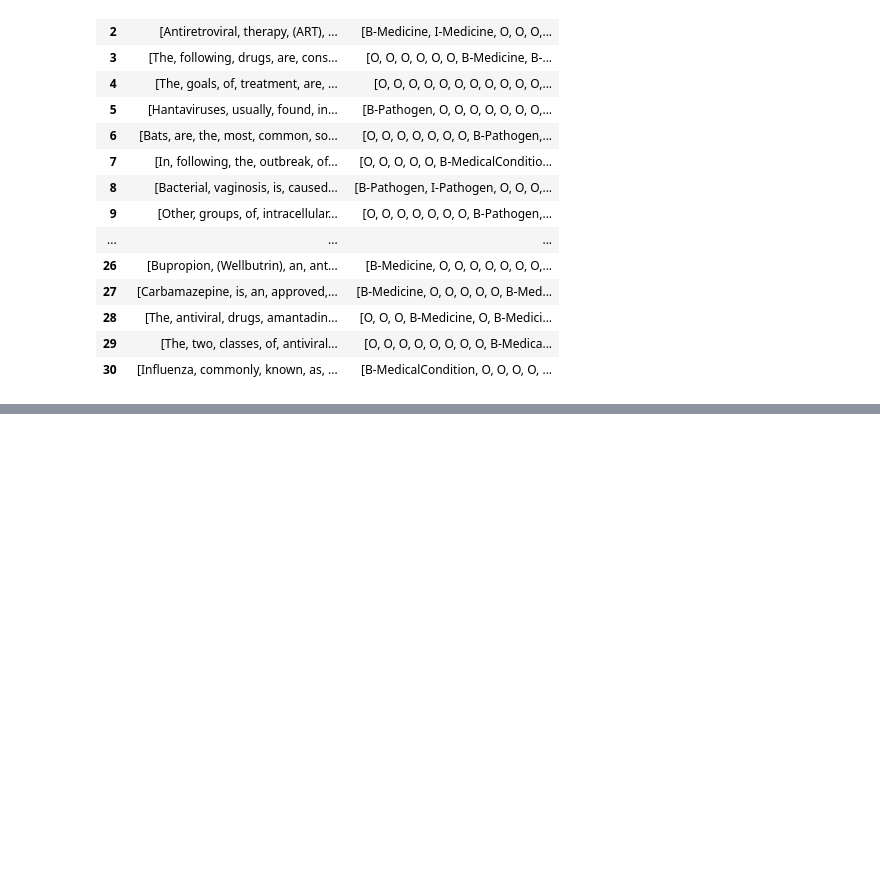
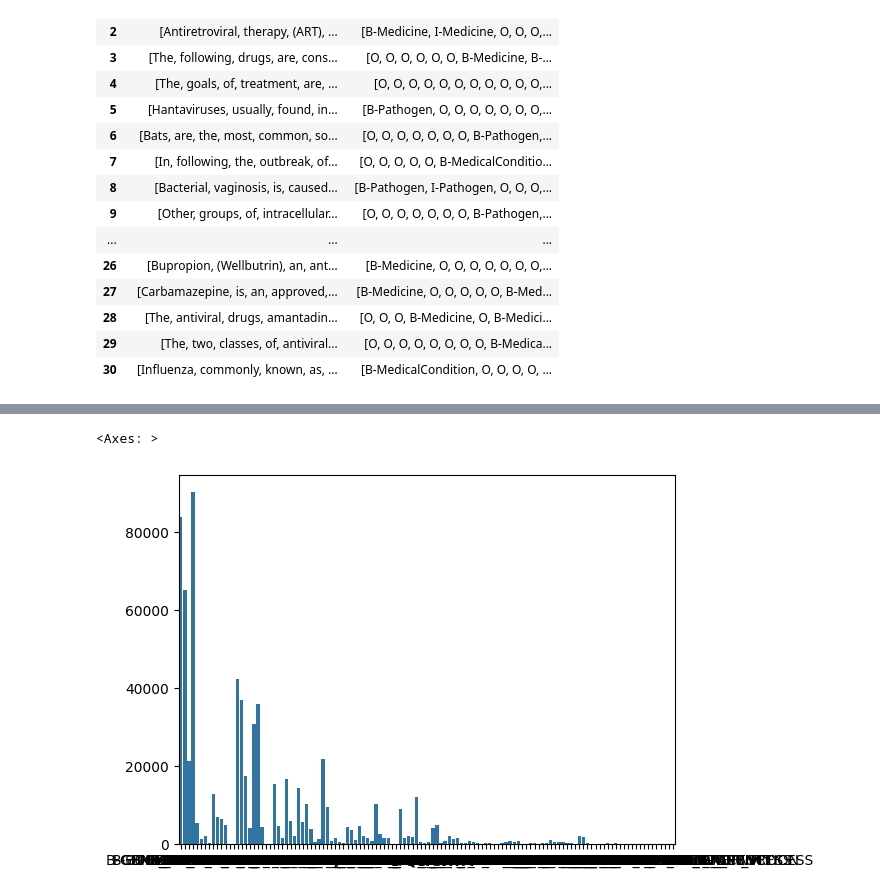
Before and after one commit to PraneethVasarla/med-bert, a Jupyter notebook: experimental_notebooks/experiment.ipynb, the cells around one changed output, grey strips where cells are left out. Cells and saved outputs as stored; diff of their text form; code cells hidden in the pictures; blank space fills up the shorter version.

Commit message:
new classes with cord

```diff
--- a/experimental_notebooks/experiment.ipynb
+++ b/experimental_notebooks/experiment.ipynb
@@ -427,0 +433,4 @@ df.drop(['id','content','labels'],axis=1)
+# %%
+cord.drop(columns=['Unnamed: 0'],inplace=True)
+# %%
+cord.rename(columns={"0":"Word","1":"Tag","2":"Sentence #"},inplace=True)
@@ -427,0 +467,14 @@ df.drop(['id','content','labels'],axis=1)
+# %%
+mini_set = cord[cord['Sentence #']<=25498]
+# %%
+freqs = {}
+for tag in list(mini_set['Tag']):
+    if tag!="Other":
+        if tag not in freqs:
+            freqs[tag] = 1
+        else:
+            freqs[tag] += 1
+    else:
+        pass
+
+freqs
@@ -427,0 +499,5 @@ df.drop(['id','content','labels'],axis=1)
+# %%
+sns.barplot(freqs)
+# %% [output]
+<Axes: >
+[figure, added]
```
Also changed, not shown: parts of 11 cells of this notebook, 7 other files.
